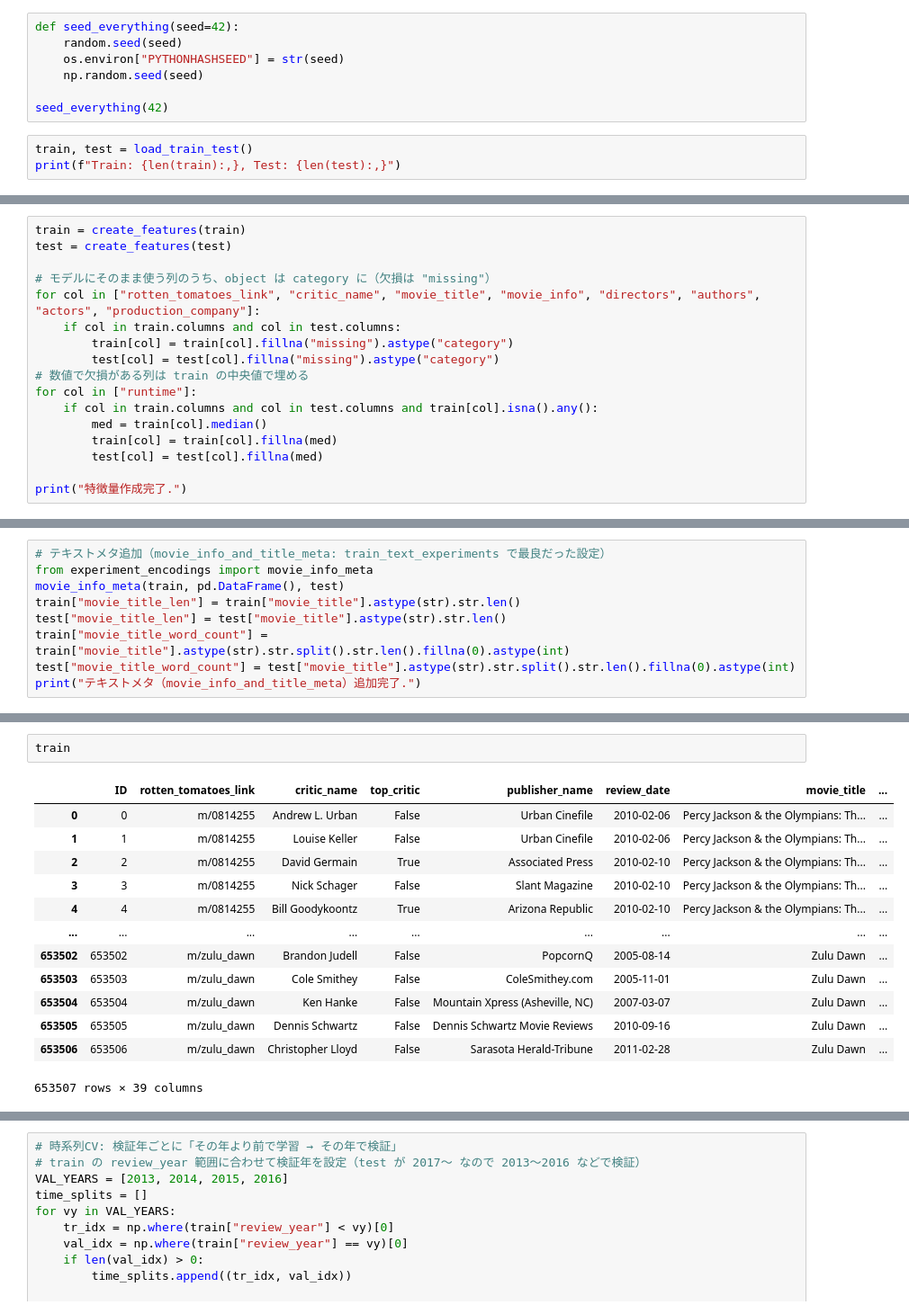
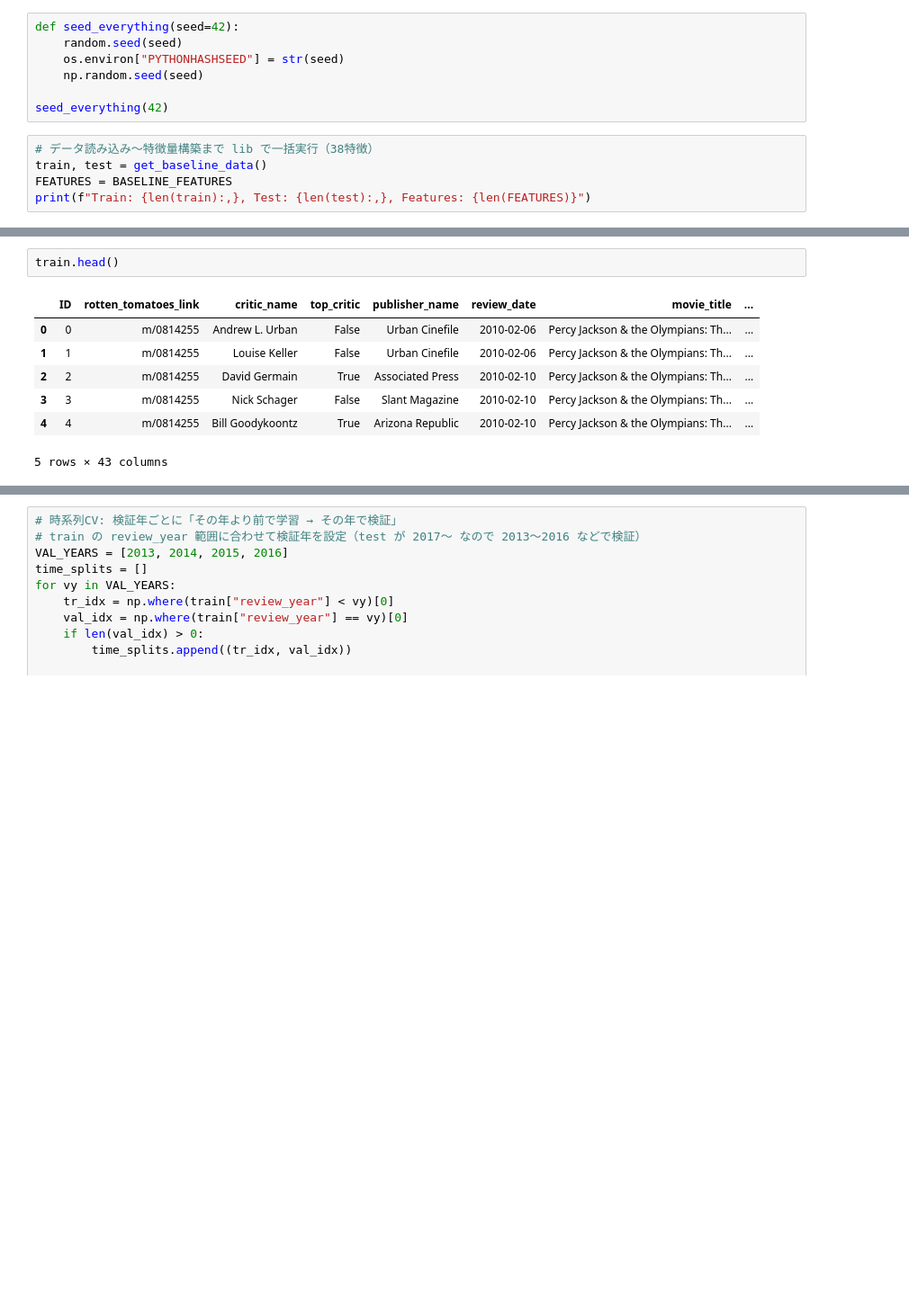
Before and after one commit to Shintaisei/data-analysis-competition, a Jupyter notebook: train_baseline.ipynb, the cells around one changed output, grey strips where cells are left out. Shown at 90% size. Drawn from its saved outputs; the diff is of its cells as text; blank space fills up the shorter version.

Commit message:
特徴量作成、ターゲットエンコーディング系

```diff
--- a/train_baseline.ipynb
+++ b/train_baseline.ipynb
@@ -27,6 +31,8 @@ def seed_everything(seed=42):
 
 seed_everything(42)
 # %%
-train, test = load_train_test()
-print(f"Train: {len(train):,}, Test: {len(test):,}")
+# データ読み込み〜特徴量構築まで lib で一括実行（38特徴）
+train, test = get_baseline_data()
+FEATURES = BASELINE_FEATURES
+print(f"Train: {len(train):,}, Test: {len(test):,}, Features: {len(FEATURES)}")
 # %% [output]
@@ -34,17 +39,0 @@ Train: 653,507, Test: 40,716
-# %%
-train = create_features(train)
-test = create_features(test)
-
-# モデルにそのまま使う列のうち、object は category に（欠損は "missing"）
-for col in ["rotten_tomatoes_link", "critic_name", "movie_title", "movie_info", "directors", "authors", "actors", "production_company"]:
-    if col in train.columns and col in test.columns:
-        train[col] = train[col].fillna("missing").astype("category")
-        test[col] = test[col].fillna("missing").astype("category")
-# 数値で欠損がある列は train の中央値で埋める
-for col in ["runtime"]:
-    if col in train.columns and col in test.columns and train[col].isna().any():
-        med = train[col].median()
-        train[col] = train[col].fillna(med)
-        test[col] = test[col].fillna(med)
-
-print("特徴量作成完了.")
@@ -98,9 +39,0 @@ print("3C3 特徴量追加完了.")
-# %%
-# テキストメタ追加（movie_info_and_title_meta: train_text_experiments で最良だった設定）
-from experiment_encodings import movie_info_meta
-movie_info_meta(train, pd.DataFrame(), test)
-train["movie_title_len"] = train["movie_title"].astype(str).str.len()
-test["movie_title_len"] = test["movie_title"].astype(str).str.len()
-train["movie_title_word_count"] = train["movie_title"].astype(str).str.split().str.len().fillna(0).astype(int)
-test["movie_title_word_count"] = test["movie_title"].astype(str).str.split().str.len().fillna(0).astype(int)
-print("テキストメタ（movie_info_and_title_meta）追加完了.")
@@ -158,16 +40,10 @@ print(f"使用特徴量: {len(FEATURES)}個")
 # %%
-train
+train.head()
 # %% [output]
 |  | ID | rotten_tomatoes_link | critic_name | top_critic | publisher_name | review_date | movie_title | ... |
 | 0 | 0 | m/0814255 | Andrew L. Urban | False | Urban Cinefile | 2010-02-06 | Percy Jackson & the Olympians: Th... | ... |
 | 1 | 1 | m/0814255 | Louise Keller | False | Urban Cinefile | 2010-02-06 | Percy Jackson & the Olympians: Th... | ... |
 | 2 | 2 | m/0814255 | David Germain | True | Associated Press | 2010-02-10 | Percy Jackson & the Olympians: Th... | ... |
 | 3 | 3 | m/0814255 | Nick Schager | False | Slant Magazine | 2010-02-10 | Percy Jackson & the Olympians: Th... | ... |
 | 4 | 4 | m/0814255 | Bill Goodykoontz | True | Arizona Republic | 2010-02-10 | Percy Jackson & the Olympians: Th... | ... |
-| ... | ... | ... | ... | ... | ... | ... | ... | ... |
-| 653502 | 653502 | m/zulu_dawn | Brandon Judell | False | PopcornQ | 2005-08-14 | Zulu Dawn | ... |
-| 653503 | 653503 | m/zulu_dawn | Cole Smithey | False | ColeSmithey.com | 2005-11-01 | Zulu Dawn | ... |
-| 653504 | 653504 | m/zulu_dawn | Ken Hanke | False | Mountain Xpress (Asheville, NC) | 2007-03-07 | Zulu Dawn | ... |
-| 653505 | 653505 | m/zulu_dawn | Dennis Schwartz | False | Dennis Schwartz Movie Reviews | 2010-09-16 | Zulu Dawn | ... |
-| 653506 | 653506 | m/zulu_dawn | Christopher Lloyd | False | Sarasota Herald-Tribune | 2011-02-28 | Zulu Dawn | ... |
-653507 rows × 39 columns
+5 rows × 43 columns
```
Also changed, not shown: parts of 10 cells of this notebook, 20 other files.
